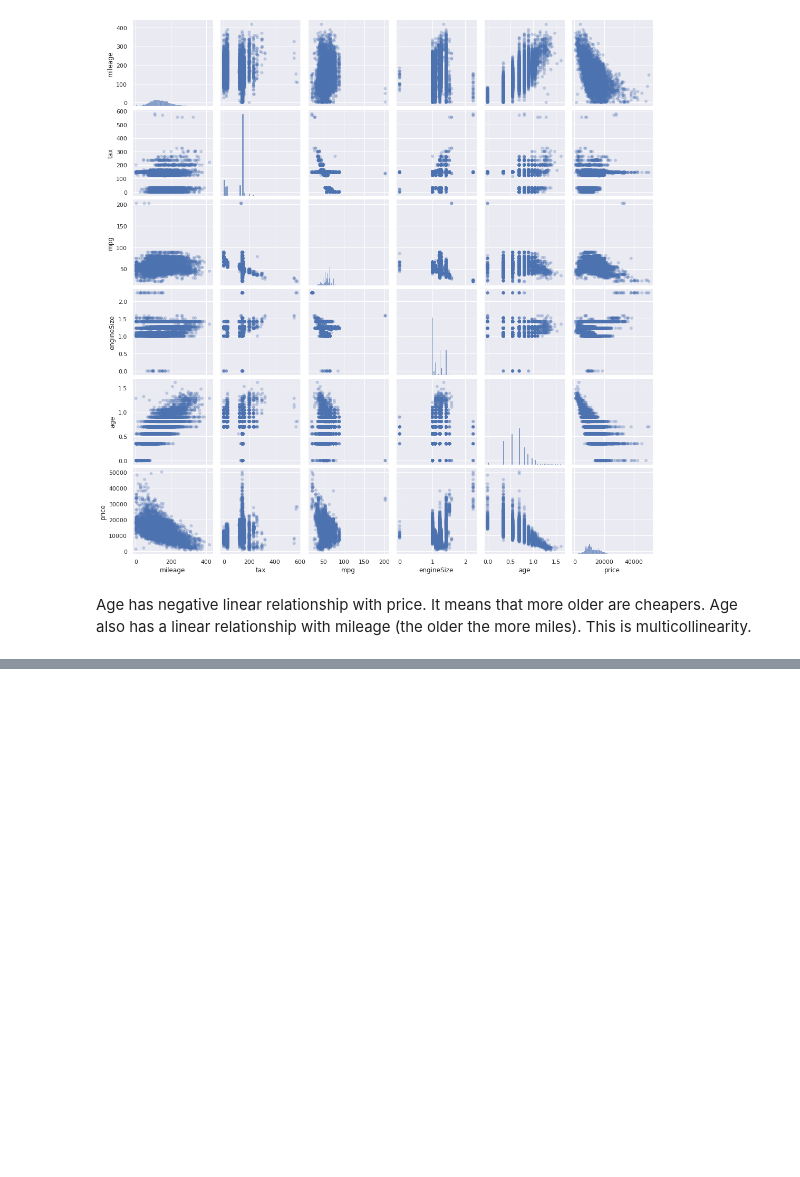
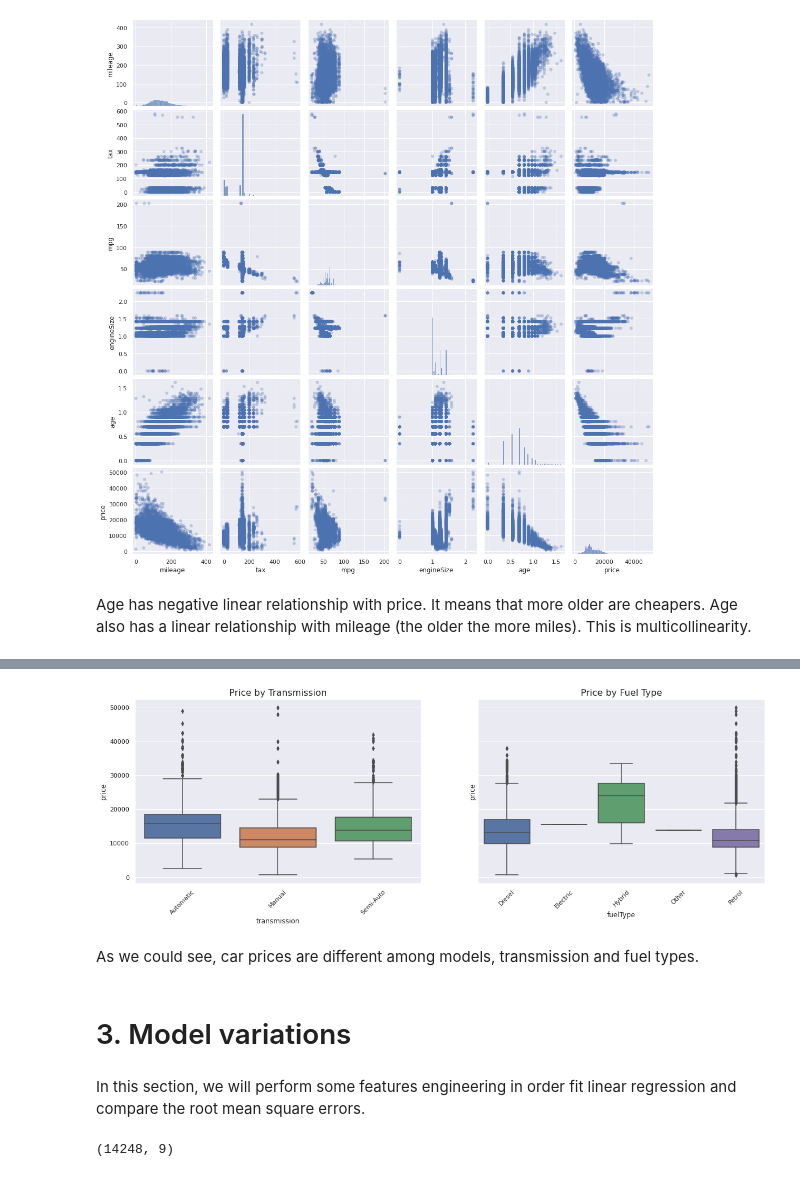
Before and after one commit to kston/ford_regression_regularization, a Jupyter notebook: Ford_Dataset_Linear_Regr_and_Regul.ipynb, the cells around one changed output, grey strips where cells are left out. Cells and saved outputs as stored; diff of their text form; code cells hidden in the pictures; blank space fills up the shorter version.

```diff
--- a/Ford_Dataset_Linear_Regr_and_Regul.ipynb
+++ b/Ford_Dataset_Linear_Regr_and_Regul.ipynb
@@ -328,0 +441,25 @@ Age also has a linear relationship with mileage (the older the more miles). This
+# %%
+# box plots of price and transmission / fuel type
+
+fig, ax = plt.subplots(1, 2, figsize=(20,6), sharey=True)
+
+order0 = sorted(set(train['transmission']))
+sns.boxplot(x='transmission', y='price', data=train, order=order0, ax=ax[0])
+ax[0].set_title('Price by Transmission', fontsize=16)
+ax[0].tick_params('x', labelrotation=45)
+
+
+order1 = sorted(set(train['fuelType']))
+sns.boxplot(x='fuelType', y='price', data=train, order=order1, ax=ax[1])
+ax[1].set_title('Price by Fuel Type', fontsize=16)
+ax[1].tick_params('x', labelrotation=45)
+
+plt.show()
+# %% [output]
+[figure, added]
+# %% [markdown]
+As we could see, car prices are different among models, transmission and fuel types.
+# %% [markdown]
+# 3. Model variations
+# %% [markdown]
+In this section, we will perform some features engineering in order  fit linear regression and compare the root mean square errors.
@@ -328,0 +470,5 @@ Age also has a linear relationship with mileage (the older the more miles). This
+# %%
+df = train_val.copy()
+df.shape
+# %% [output]
+(14248, 9)
```
Also changed, not shown: parts of 19 cells of this notebook.
